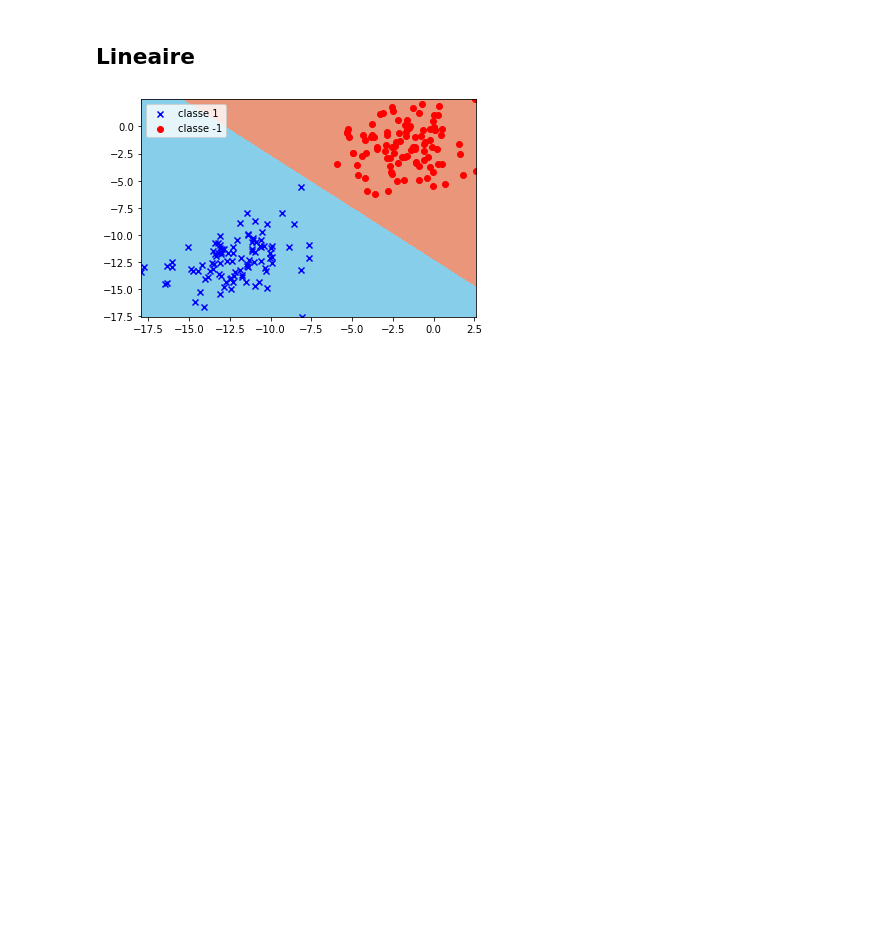
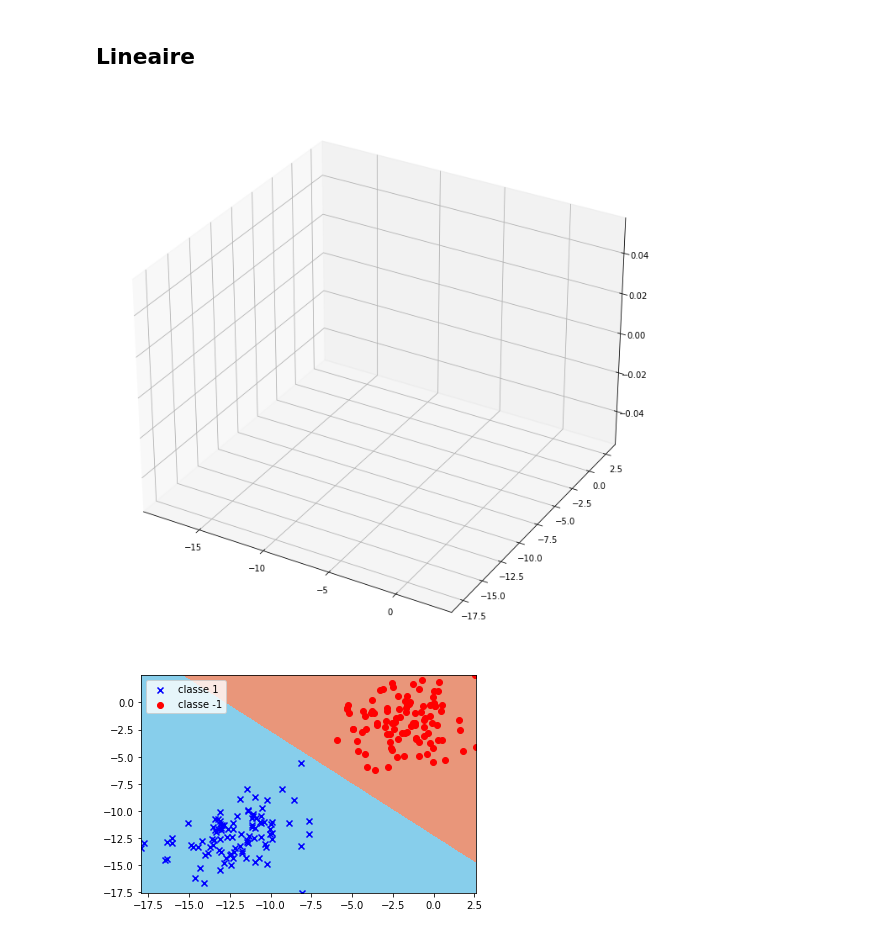
Before and after one commit to AmineYK/Neural-Network, a Jupyter notebook: experimentations.ipynb, the cells around one changed output. Cells and saved outputs as stored; diff of their text form; code cells hidden in the pictures; blank space fills up the shorter version.

```diff
--- a/experimentations.ipynb
+++ b/experimentations.ipynb
@@ -192,6 +192,22 @@ neg_cen = (-2, -2)
 neg_sig = [[1, 5], [4, 1]]
 data,labels = genere_dataset_gaussian(pos_cen,pos_sig,neg_cen,neg_sig,100,-1,1)
 labels = labels.reshape(-1,1)
+# %%
+def randrange(n, vmin, vmax):
+    """
+    Helper function to make an array of random numbers having shape (n, )
+    with each number distributed Uniform(vmin, vmax).
+    """
+    return (vmax - vmin)*np.random.rand(n) + vmin
+
+fig = plt.figure(figsize=(14,12))
+fig.add_subplot(projection='3d')
+zs = randrange(data.shape[0], -50, -30)
+plt.scatter(data[:,0],data[:,1],zs)
+
+plt.show()
+# %% [output]
+[figure, added]
 # %%
 # definir un reseau linaire
 facteur_norma = 0.4
```
Also changed, not shown: 11 other files.
